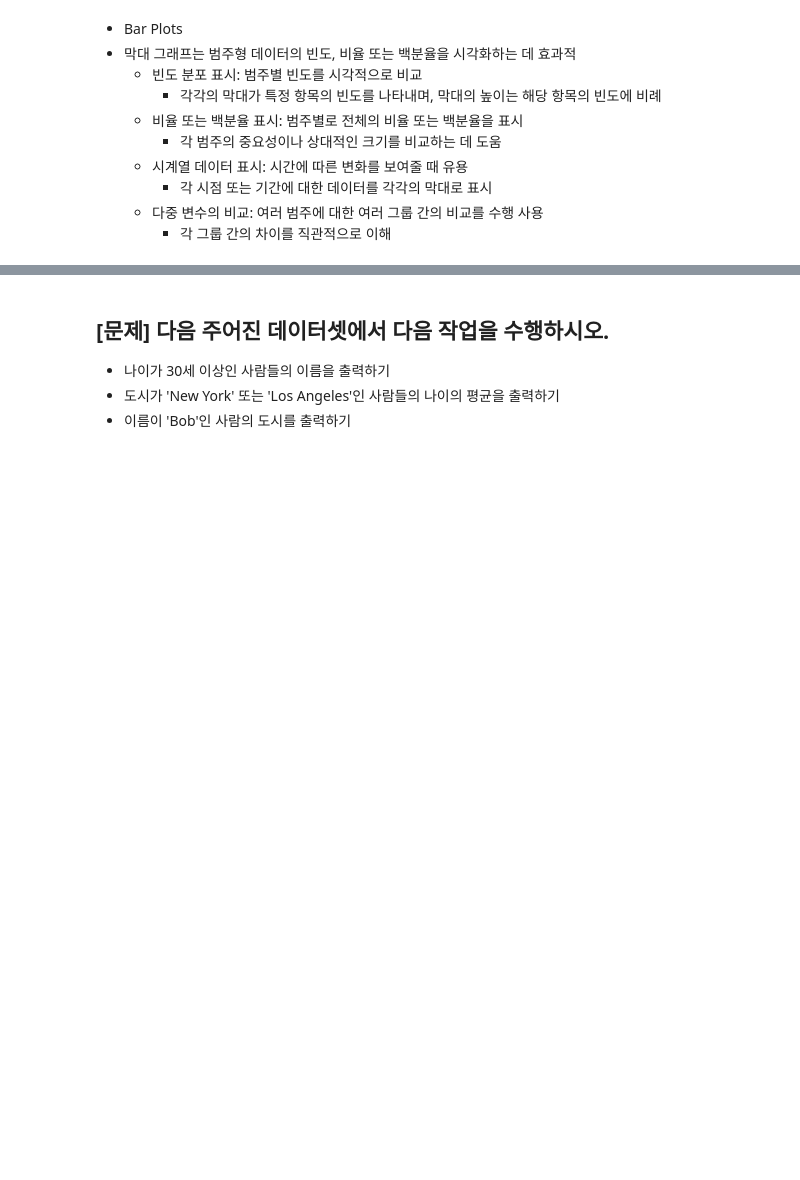
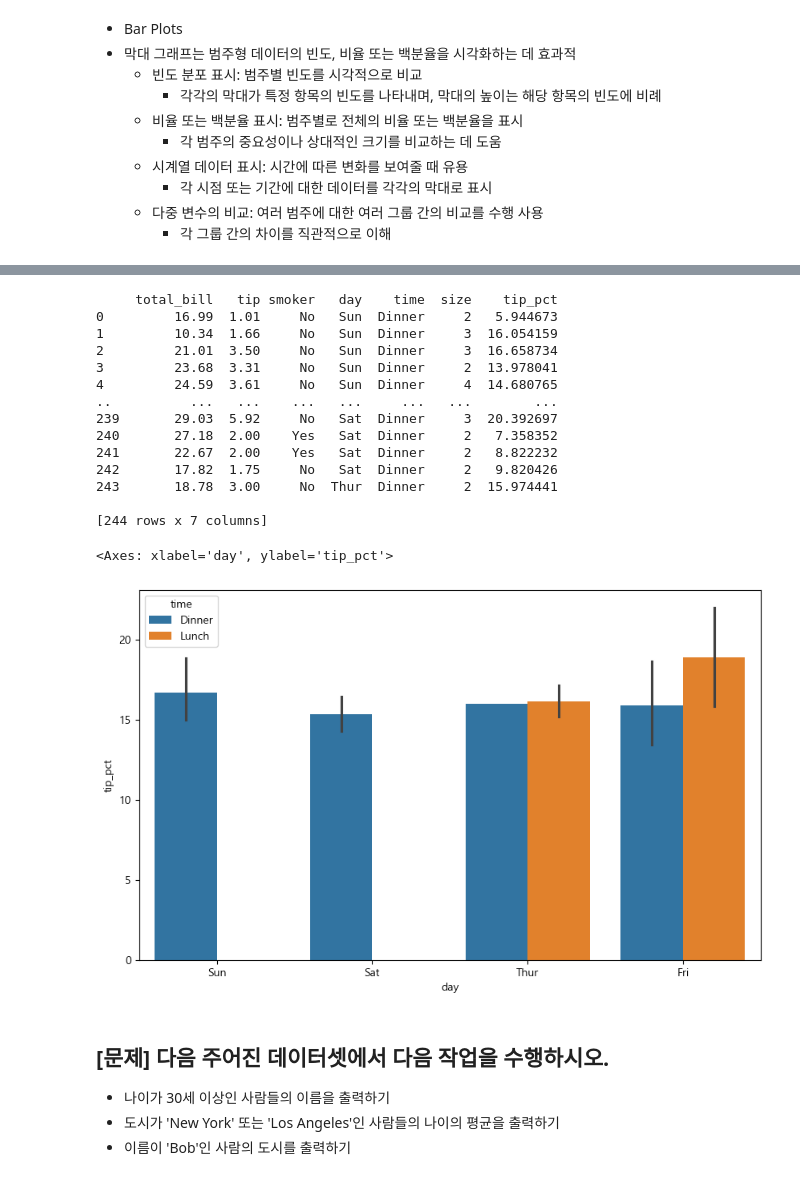
Before and after one commit to NaDongHwi/python_basic_3, a Jupyter notebook: data_analysis_05_02_class.ipynb, the cells around one changed output, grey strips where cells are left out. Drawn from its saved outputs; the diff is of its cells as text; code cells hidden in the pictures; blank space fills up the shorter version.

```diff
--- a/data_analysis_05_02_class.ipynb
+++ b/data_analysis_05_02_class.ipynb
@@ -309,36 +517,56 @@ df.plot.bar()
 # %%
-# 1. Load a dataset
+# 1. Load a dataset -> 단일 데이터프레임
 tips = pd.read_csv('examples/tips.csv')
-
+# print(tips)
 #2. 데이터프레임 -> 교차표(빈도) 데이터프레임로 변환
 party_counts = pd.crosstab(tips["day"], tips['size'])
+# print(party_counts )
 
 #3. 인덱스 재설정
 party_counts = party_counts.reindex(index = ["Thur","Fri","Sat","Sun"])
+# print(party_counts )
 
 
 ## 3. 필터링
 party_counts = party_counts.loc[:,2:5]
+# print(party_counts )
 
 
 # 4. 데이터 정규화 또는 비율로 계산
 party_pcts = party_counts.div(party_counts.sum(axis = "columns"),
                               axis = "index")
+# print(party_pcts )
 
-5. 막대그래프로 그리기
-party_pcts.plot.bar(stacked=True)
+# 5. 막대그래프로 그리기
+# party_pcts.plot.bar(stacked=True)
 
-plt.xlabel("day")
-plt.ylabel("party_counts(%)")
-plt.title("Day vs. party_counts(%)")
-plt.legend(title="size", labels=["guest 2", "guest 3", "guest 4", "guest 5"])
-plt.show()
+# plt.xlabel("요일")
+# plt.ylabel(" 빈도(%)")
+# plt.title("요일 vs. 인원수")
+# plt.legend(title="인원수", labels=["동행 2", "동행 3", "동행 4", "동행 5"])
+# plt.show()
 
-
-# 6. 팁의 배분율 열 추가하기
-import seaborn as sns
-tips["tip_pct"] = tips['tip'] / (tips['total_bill'] - tips['tip'])
-sns.barplot(x = "tip_pct", y='day', data=tips, orient='h', hue='time')
+# 6. 팁의 백분율 열 추가하기
+tips["tip_pct"] = tips['tip'] / tips['total_bill'] * 100
+print(tips)
+sns.barplot(x = "day", y='tip_pct', data=tips, orient='v', hue='time')
+# %% [output]
+     total_bill   tip smoker   day    time  size    tip_pct
+0         16.99  1.01     No   Sun  Dinner     2   5.944673
+1         10.34  1.66     No   Sun  Dinner     3  16.054159
+2         21.01  3.50     No   Sun  Dinner     3  16.658734
+3         23.68  3.31     No   Sun  Dinner     2  13.978041
+4         24.59  3.61     No   Sun  Dinner     4  14.680765
+..          ...   ...    ...   ...     ...   ...        ...
+239       29.03  5.92     No   Sat  Dinner     3  20.392697
+240       27.18  2.00    Yes   Sat  Dinner     2   7.358352
+241       22.67  2.00    Yes   Sat  Dinner     2   8.822232
+242       17.82  1.75     No   Sat  Dinner     2   9.820426
+243       18.78  3.00     No  Thur  Dinner     2  15.974441
+
+[244 rows x 7 columns]
+<Axes: xlabel='day', ylabel='tip_pct'>
+[figure, added]
 # %% [markdown]
 ## [문제] 다음 주어진 데이터셋에서 다음 작업을 수행하시오.
   * 나이가 30세 이상인 사람들의 이름을 출력하기
```
Also changed, not shown: parts of 42 cells of this notebook, 3 other files.
